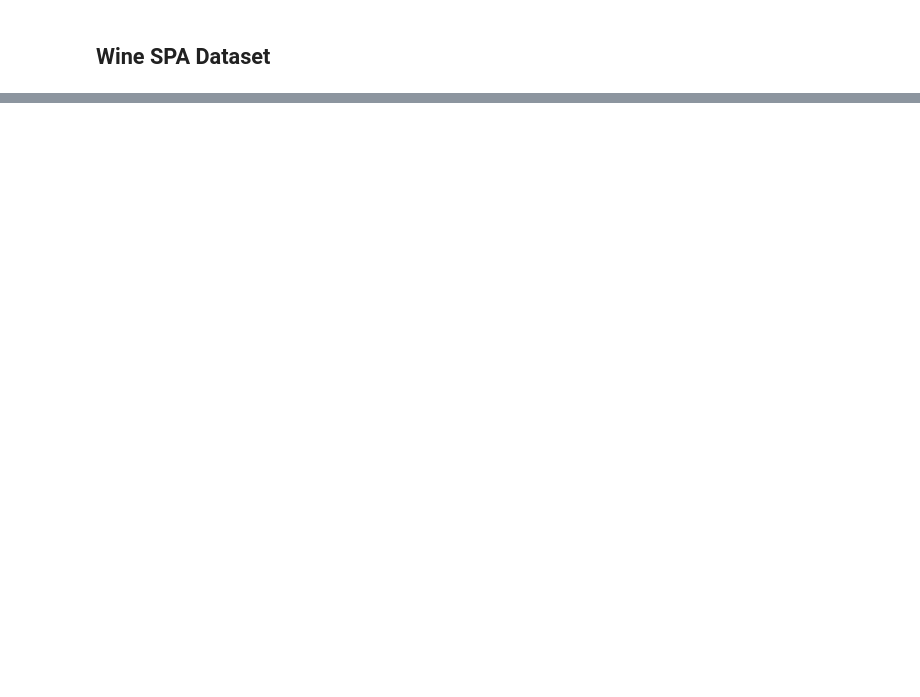
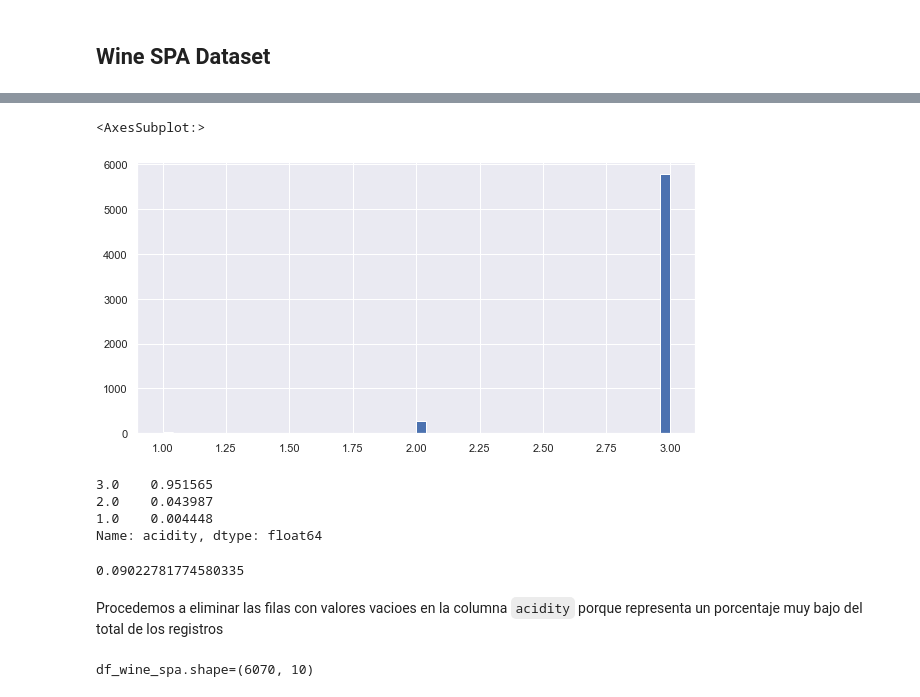
Before and after one commit to car-vigo/vinos-corderhouse, a Jupyter notebook: notebooks/0.2-wines.spa-data.wranling.ipynb, the cells around one changed output, grey strips where cells are left out. Saved outputs shown, nothing was run; the diff lists cells and outputs as text; code cells hidden in the pictures; blank space fills up the shorter version.

```diff
--- a/notebooks/0.2-wines.spa-data.wranling.ipynb
+++ b/notebooks/0.2-wines.spa-data.wranling.ipynb
@@ -17,0 +284,4 @@ df_wine_spa.sample(10)
+# %%
+#Eliminamos las filas con los indices de index_rows_null
+df_wine_spa.drop(index=index_rows_null, inplace=True)
+print(f"{df_wine_spa.shape=}")
@@ -17,0 +296,4 @@ df_wine_spa.sample(10)
+# %%
+# Obtenemos las filas que tienen la columna year vacia
+df_year_nan = df_wine_spa[df_wine_spa['year'].isna()]
+df_year_nan
@@ -17,0 +306,4 @@ df_wine_spa.sample(10)
+# %%
+# Eliminamos las filas que tienen la columna year vacia
+df_wine_spa.drop(index=df_year_nan.index, inplace=True)
+print(f"{df_wine_spa.shape=}")
@@ -17,0 +314,4 @@ df_wine_spa.sample(10)
+# %%
+# Convertimos la columna year a int
+df_wine_spa['year'] = df_wine_spa['year'].astype(int)
+df_wine_spa['year'].dtype
@@ -17,0 +345,27 @@ df_wine_spa.sample(10)
+# %%
+# Observamos la distribución de los valores de acidity
+df_wine_spa['acidity'].hist(bins=50)
+# %% [output]
+<AxesSubplot:>
+[figure, added]
+# %%
+# Vemos los valores unicos de acidity
+df_wine_spa['acidity'].value_counts(normalize=True)
+# %% [output]
+3.0    0.951565
+2.0    0.043987
+1.0    0.004448
+Name: acidity, dtype: float64
+# %%
+# Representacion en porcentaje el valor faltante en la columna `acidity`
+len(df_acidity_nan['acidity']) / df_wine_spa.shape[0]
+# %% [output]
+0.09022781774580335
+# %% [markdown]
+Procedemos a eliminar las filas con valores vacioes en la columna `acidity` porque representa un porcentaje muy bajo del total de los registros
+# %%
+# Eliminamos las filas que tienen la columna acidity vacia
+df_wine_spa.drop(index=df_acidity_nan.index, inplace=True)
+print(f"{df_wine_spa.shape=}")
+# %% [output]
+df_wine_spa.shape=(6070, 10)
```
Also changed, not shown: parts of 104 cells of this notebook, 4 other files.
